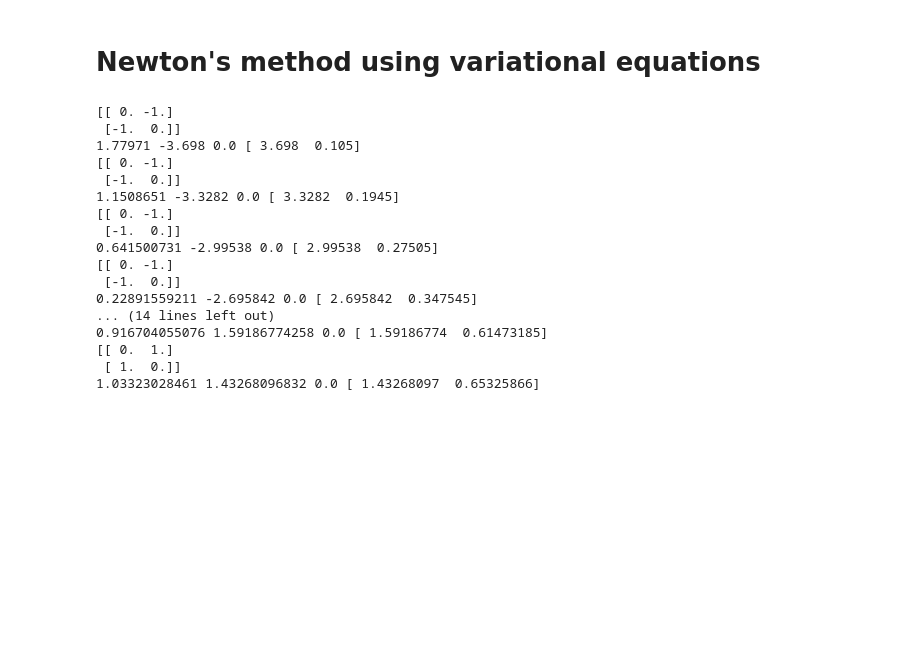
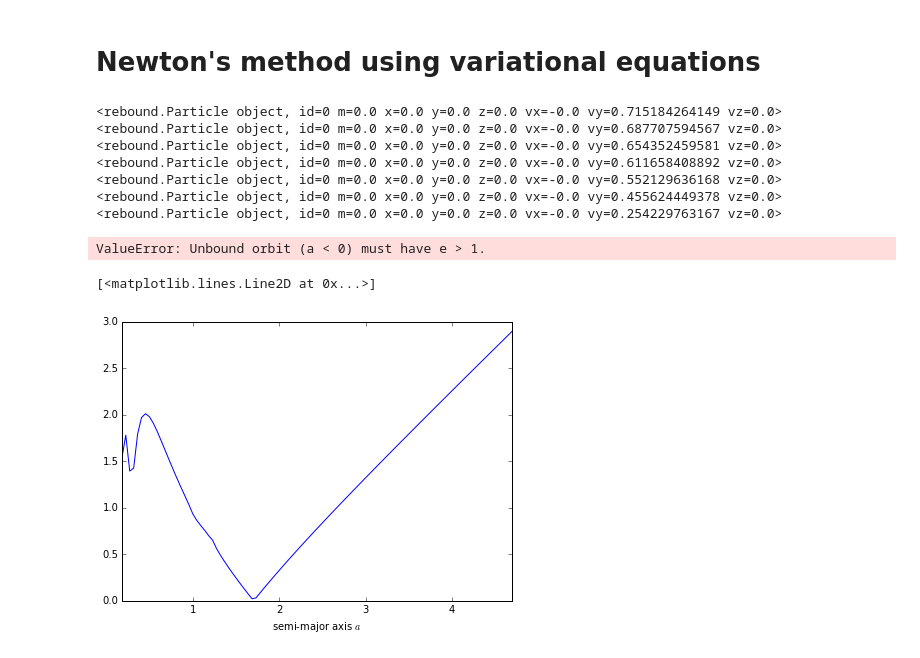
Before and after one commit to hannorein/rebound, a Jupyter notebook: ipython_examples/Newton's method using variational equations.ipynb, the cells around one changed output. Saved outputs shown, nothing was run; the diff lists cells and outputs as text; code cells hidden in the pictures; blank space fills up the shorter version.

```diff
--- a/ipython_examples/Newton's method using variational equations.ipynb
+++ b/ipython_examples/Newton's method using variational equations.ipynb
@@ -62,32 +63,36 @@ chain = np.zeros((N_it,2))
 for i in range(N_it):
     f, df, ddf = evaluate(x)
     Delta_x = -np.dot(np.linalg.inv(ddf),df)
+    Delta_x = np.array((-df[0]/ddf[0][0],0))
     #Delta_x = - np.array((1./ddf[0][0]*df[0],0))
     #Delta_x = - np.array((0.,1./ddf[1][1]*df[1]))
 
-    chain[i] = x
-    print ddf
-    print f, df[1], ddf[1][1], x
+    chain[i] = (f, x[0])
 
-    x = x + 0.1*Delta_x
+    x = x + 0.01*Delta_x
 # %% [output]
-[[ 0. -1.]
- [-1.  0.]]
-1.77971 -3.698 0.0 [ 3.698  0.105]
-[[ 0. -1.]
- [-1.  0.]]
-1.1508651 -3.3282 0.0 [ 3.3282  0.1945]
-[[ 0. -1.]
- [-1.  0.]]
-0.641500731 -2.99538 0.0 [ 2.99538  0.27505]
-[[ 0. -1.]
- [-1.  0.]]
-0.22891559211 -2.695842 0.0 [ 2.695842  0.347545]
-... (14 lines left out)
-0.916704055076 1.59186774258 0.0 [ 1.59186774  0.61473185]
-[[ 0.  1.]
- [ 1.  0.]]
-1.03323028461 1.43268096832 0.0 [ 1.43268097  0.65325866]
+<rebound.Particle object, id=0 m=0.0 x=0.0 y=0.0 z=0.0 vx=-0.0 vy=0.715184264149 vz=0.0>
+<rebound.Particle object, id=0 m=0.0 x=0.0 y=0.0 z=0.0 vx=-0.0 vy=0.687707594567 vz=0.0>
+<rebound.Particle object, id=0 m=0.0 x=0.0 y=0.0 z=0.0 vx=-0.0 vy=0.654352459581 vz=0.0>
+<rebound.Particle object, id=0 m=0.0 x=0.0 y=0.0 z=0.0 vx=-0.0 vy=0.611658408892 vz=0.0>
+<rebound.Particle object, id=0 m=0.0 x=0.0 y=0.0 z=0.0 vx=-0.0 vy=0.552129636168 vz=0.0>
+<rebound.Particle object, id=0 m=0.0 x=0.0 y=0.0 z=0.0 vx=-0.0 vy=0.455624449378 vz=0.0>
+<rebound.Particle object, id=0 m=0.0 x=0.0 y=0.0 z=0.0 vx=-0.0 vy=0.254229763167 vz=0.0>
+ValueError: Unbound orbit (a < 0) must have e > 1.
+# %%
+fig = plt.figure(figsize=(7,5))
+ax = plt.subplot(111)
+extent = [min(grid_a),max(grid_a)]
+ax.set_xlim(extent[0],extent[1])
+ax.set_xlabel("semi-major axis $a$")
+ax.plot(grid_a,grid)
+#ax.plot(grid_a,grid_da)
+#ax.plot(chain[:,0],chain[:,1])
+#ax.plot(chain[:,0],chain[:,1],"ro",color="blue")
+#ax.plot(chain[0,0],chain[0,1],"ro")
+# %% [output]
+[<matplotlib.lines.Line2D at 0x...>]
+[figure, added]
 # %%
 %matplotlib inline
 import matplotlib.pyplot as plt
```
Also changed, not shown: parts of 5 cells of this notebook, 1 other file.
